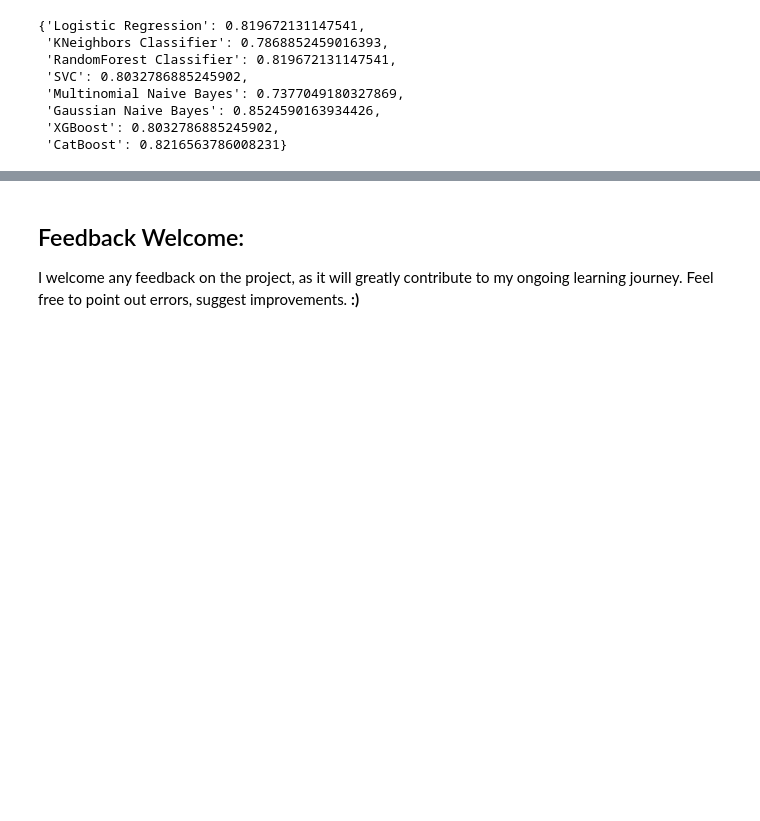
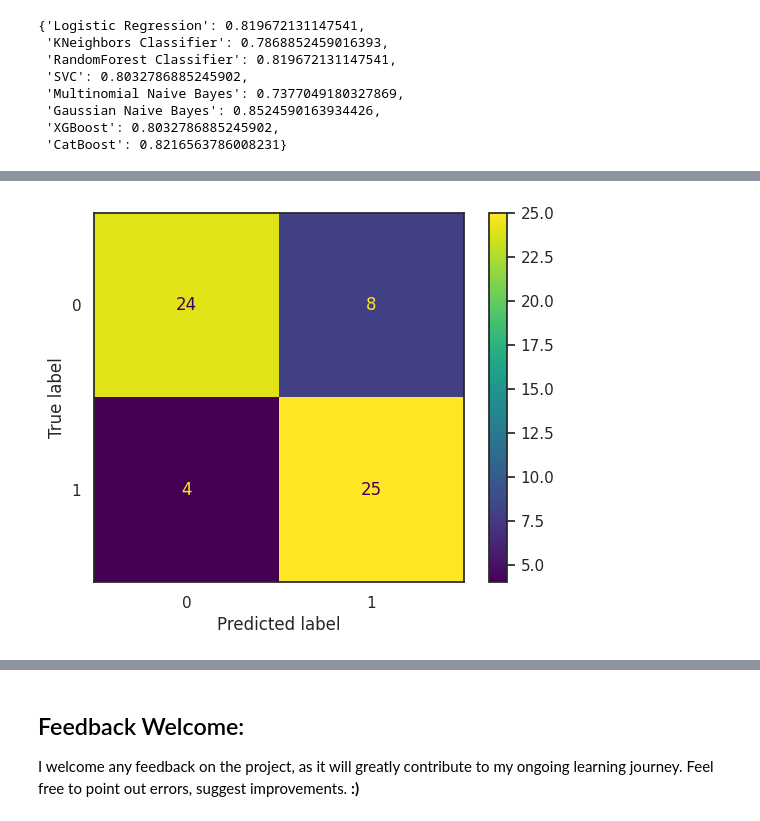
Before and after one commit to sakethyalamanchili/Kaggle-Notebooks, a Jupyter notebook: heart-disease-prediction-with-ml.ipynb, the cells around one changed output, grey strips where cells are left out. Cells and saved outputs as stored; diff of their text form; code cells hidden in the pictures; blank space fills up the shorter version.

```diff
--- a/heart-disease-prediction-with-ml.ipynb
+++ b/heart-disease-prediction-with-ml.ipynb
@@ -1217,0 +1301,3 @@ overall_accuracy_models
+# %%
+# Threshold probabilities to get class labels
+y_preds = np.where(heart_disease_model.predict(X_test_scaled) >= 0.5, 1, 0)
@@ -1217,0 +1319,4 @@ overall_accuracy_models
+# %%
+ConfusionMatrixDisplay.from_predictions(y_test, y_preds);
+# %% [output]
+[figure, added]
```
Also changed, not shown: parts of 13 cells of this notebook.
